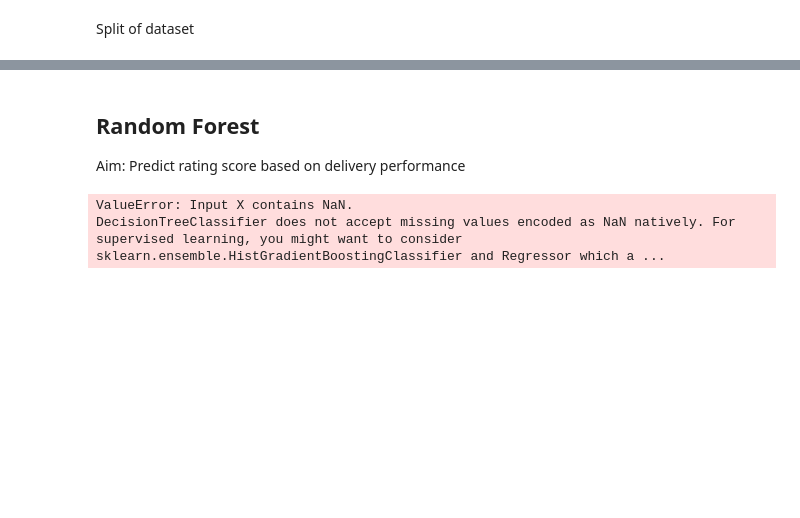
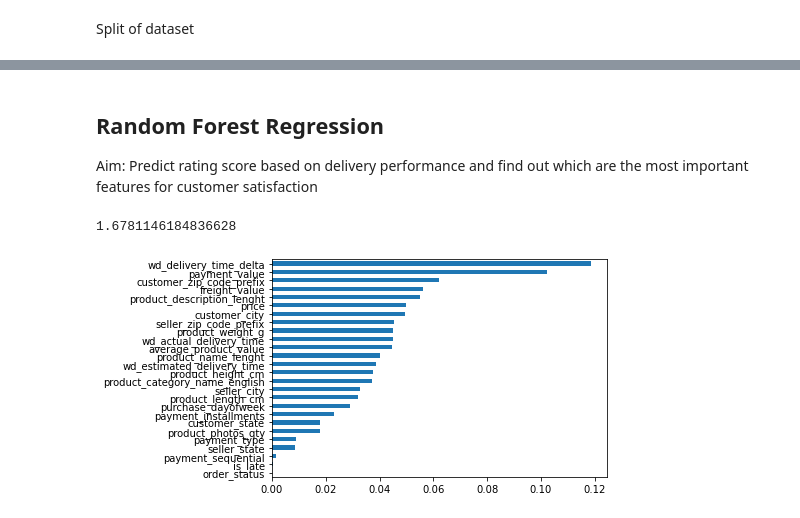
Before and after one commit to sebin0817/data-mining-project, a Jupyter notebook: Raul_Random_Forest-checkpoint.ipynb, the cells around one changed output, grey strips where cells are left out. Saved outputs shown, nothing was run; the diff lists cells and outputs as text; code cells hidden in the pictures; blank space fills up the shorter version.

```diff
--- a/Raul_Random_Forest-checkpoint.ipynb
+++ b/Raul_Random_Forest-checkpoint.ipynb
@@ -228,8 +208,8 @@ Index(['customer_zip_code_prefix', 'customer_city', 'customer_state',
 # %%
-data = data.drop(columns=['review_score'])
-data_target = preprocessed_data['review_score']
+y = data['review_score']
+X = data.drop(columns=['review_score'])
 
 #display(pre_data)
-display(data)
-display(data_target)
+display(X)
+display(y)
 # %% [output]
@@ -237,23 +241,23 @@ KeyError: "['review_score'] not found in axis"
 # %% [markdown]
-## Random Forest
+## Random Forest Regression
 
-Aim: Predict rating score based on delivery performance
+Aim: Predict rating score based on delivery performance and find out which are the most important features for customer satisfaction
-# %%
-from sklearn.tree import DecisionTreeClassifier
-dt = DecisionTreeClassifier()
-dt.fit(data, data_target)
-
-import graphviz
-from sklearn import tree
-
-dot_data = tree.export_graphviz(dt, out_file=None,
-                                feature_names=data.columns,
-                                class_names=label_encoder.classes_,
-                               filled=True, rounded=True, special_characters=True)
-
-graph = graphviz.Source(dot_data)
-
-display(graph)
-# %% [output]
-ValueError: Input X contains NaN.
-DecisionTreeClassifier does not accept missing values encoded as NaN natively. For supervised learning, you might want to consider sklearn.ensemble.HistGradientBoostingClassifier and Regressor which a ...
+# %%
+from sklearn.model_selection import train_test_split
+from sklearn.model_selection import cross_val_score
+from sklearn.ensemble import RandomForestRegressor
+from sklearn.metrics import mean_squared_error
+
+x_train, x_test, y_train, y_test = train_test_split(X, y, test_size=0.3, random_state=0)
+rfr=RandomForestRegressor(n_estimators=100,random_state=1)
+# %%
+rfr.fit(x_train,y_train)
+y_pred_rfc=rfr.predict(x_test)
+mean_squared_error(y_test,y_pred)
+# %% [output]
+1.6781146184836628
+# %%
+model_ranks=pd.Series(rfr.feature_importances_,index=x_train.columns,name="Importance").sort_values(ascending=True,inplace=False)
+ax=model_ranks.plot(kind='barh')
+# %% [output]
+[figure, added]
```
Also changed, not shown: parts of 7 cells of this notebook.
